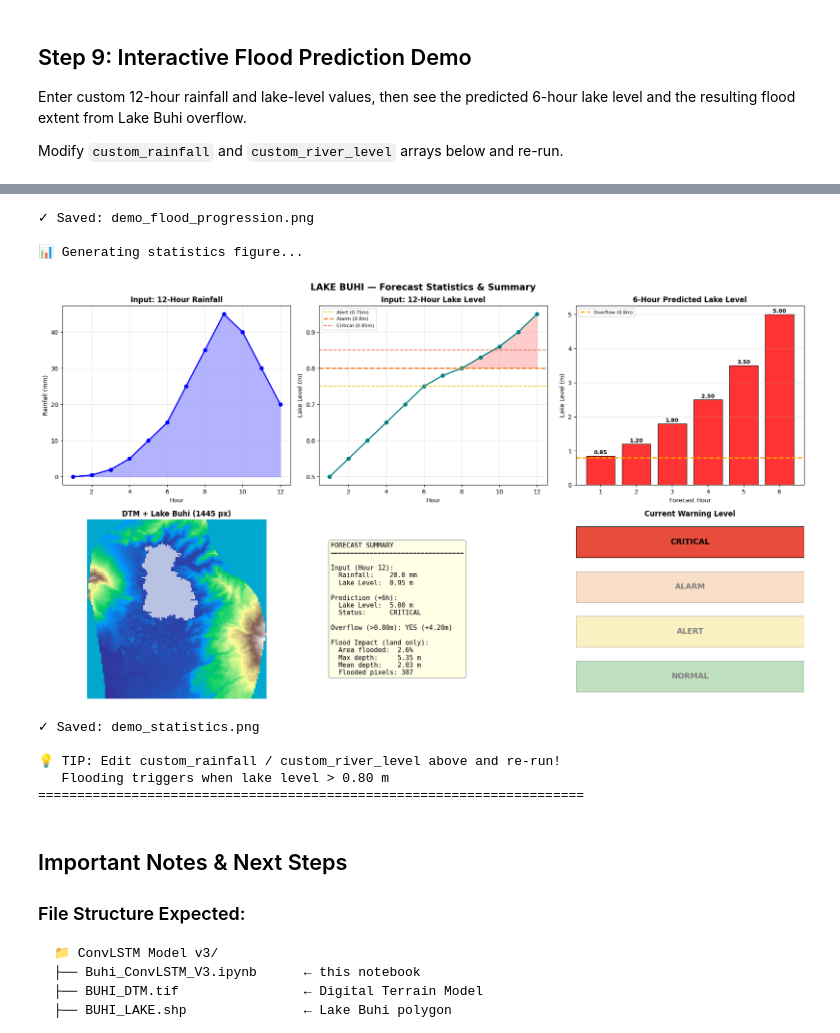
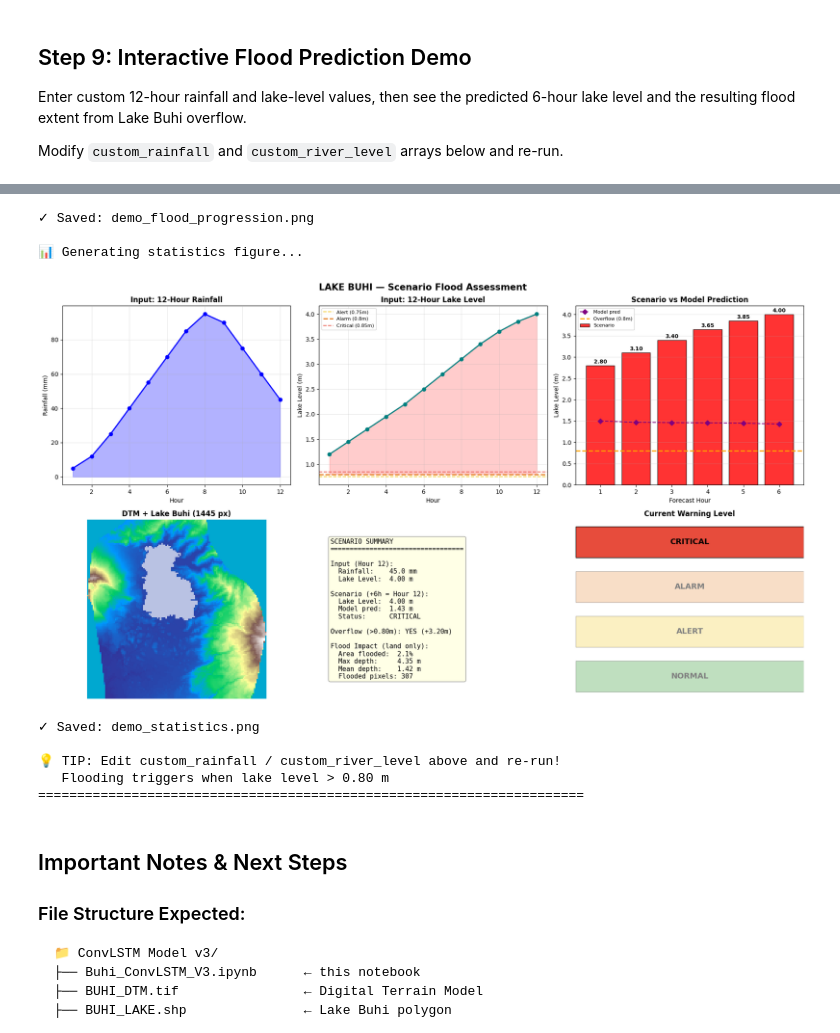
Before and after one commit to tokwanghilaw/FloodPredictionConvLSTM, a Jupyter notebook: Buhi_ConvLSTM_V3.ipynb, the cells around one changed output, grey strips where cells are left out. Cells and saved outputs as stored; diff of their text form; code cells hidden in the pictures.

```diff
--- a/Buhi_ConvLSTM_V3.ipynb
+++ b/Buhi_ConvLSTM_V3.ipynb
@@ -2091,14 +2064,14 @@ print("=" * 70)
 # CUSTOMIZE YOUR INPUTS HERE
 # ════════════════════════════════════════════════════════════════════════════
 
-custom_rainfall = [            # 12 hours (mm) — rising storm scenario
-    0.0, 0.5, 2.0, 5.0, 10.0, 15.0,
-    25.0, 35.0, 45.0, 40.0, 30.0, 20.0
+custom_rainfall = [            # 12 hours (mm) — severe typhoon scenario
+    5.0, 12.0, 25.0, 40.0, 55.0, 70.0,
+    85.0, 95.0, 90.0, 75.0, 60.0, 45.0
 ]
 
-custom_river_level = [         # 12 hours (meters) — rising into flood zone
-    0.50, 0.55, 0.60, 0.65, 0.70, 0.75,
-    0.78, 0.80, 0.83, 0.86, 0.90, 0.95
+custom_river_level = [         # 12 hours (meters) — rapid rise past overflow
+    1.20, 1.45, 1.70, 1.95, 2.20, 2.50,
+    2.80, 3.10, 3.40, 3.65, 3.85, 4.00
 ]
 
 # ════════════════════════════════════════════════════════════════════════════
@@ -2133,7 +2106,6 @@ h, w = seq_meta['input_shape'][1], seq_meta['input_shape'][2]
 n_ch = 4
 
 # ── Clean the lake mask: keep only the largest connected component ──────────
-# Removes stray pixels from shapefile rasterization / zoom artifacts
 labeled_lake, n_lake_features = label(lake_mask > 0)
 if n_lake_features > 1:
     component_sizes = [(i, int(np.sum(labeled_lake == i)))
@@ -2147,14 +2119,13 @@ else:
     lake_clean = (lake_mask > 0).astype(np.float32)
     print(f"\n✓ Lake mask: single component, {int(lake_clean.sum())} px")
 
-# Diagnostics: where is the lake?
+# Diagnostics
 lake_rows, lake_cols = np.where(lake_clean > 0)
 print(f"   Lake centroid: row={lake_rows.mean():.0f}, col={lake_cols.mean():.0f} "
       f"(of {h}×{w} grid)")
 print(f"   Lake bounds:   rows [{lake_rows.min()}–{lake_rows.max()}], "
       f"cols [{lake_cols.min()}–{lake_cols.max()}]")
 
-# DEM stats around lake boundary
 struct_diag = np.ones((3, 3))
 bnd_diag = binary_dilation(lake_clean > 0, struct_diag) & (lake_clean == 0)
 bnd_elevations = dem[bnd_diag]
@@ -2173,7 +2144,7 @@ for t in range(12):
     inp[0, t, :, :, 2] = dem_norm
     inp[0, t, :, :, 3] = lake_mask
 
-# Load model with custom_objects (no builtins dependency)
+# Load model
 def _extract_forecast(x):
     return x[:, -OUTPUT_HOURS:, :, :, :]
 
@@ -2198,12 +2169,10 @@ def flood_wb(lm, dem, lmask_clean, bank, ov_t):
         return fext, fdep, {'overflowing': False, 'overflow_depth': 0,
                             'flooded_land_pct': 0, 'max_depth': 0, 'mean_depth': 0}
     od = lm - ov_t
-    ws = bank + od  # absolute water surface elevation
-    st = np.ones((3, 3))  # 8-connectivity
+    ws = bank + od
+    st = np.ones((3, 3))
     bnd = binary_dilation(lmask_clean > 0, st) & (lmask_clean == 0)
-    # Seed: boundary pixels where terrain is below water surface
     fext = bnd & (dem <= ws)
-    # Iterative connected flood fill from lake boundary
     for _ in range(500):
         exp = binary_dilation(fext, st)
         nw  = exp & (dem <= ws) & ~fext & (lmask_clean == 0)
@@ -2220,25 +2189,31 @@ def flood_wb(lm, dem, lmask_clean, bank, ov_t):
         'mean_depth': float(fdep[fext].mean()) if fp else 0,
         'flooded_pixels': fp}
 
-# Process hours — using actual model predictions (no overrides)
-print(f"\n📊 6-Hour Forecast (overflow > {OVERFLOW_THRESHOLD:.2f} m):")
-print(f"   {'Hr':<4} {'Predicted':>10} {'Level':<9} {'Overflow':>9} {'WaterSurf':>10} {'Land%':>7}")
-print(f"   {'-'*54}")
+# ── Scenario levels: use input hours 7-12 as the 6-hour projection ───────
+# The model prediction is informational; flood maps use YOUR scenario levels
+# so the "what-if" visualization accurately reflects the levels you entered.
+scenario_levels = custom_river_level[6:12]   # hours 7–12 → forecast +1h–+6h
+
+print(f"\n📊 6-Hour Scenario (overflow > {OVERFLOW_THRESHOLD:.2f} m):")
+print(f"   {'Hr':<4} {'Model':>8} {'Scenario':>10} {'Level':<9} {'Overflow':>9} {'WaterSurf':>10} {'Land%':>7}")
+print(f"   {'-'*66}")
 
 results = []
 for hr in range(6):
-    pm = denorm(pred[0, hr, 0, 0, 0])
-    lv, cl = get_level(pm)
-    fext, fdep, st = flood_wb(pm, dem, lake_clean, lake_bank_elev, OVERFLOW_THRESHOLD)
+    model_pred = denorm(pred[0, hr, 0, 0, 0])   # model's prediction (shown)
+    scene_lev  = scenario_levels[hr]              # scenario level (used for flood)
+    lv, cl = get_level(scene_lev)
+    fext, fdep, st = flood_wb(scene_lev, dem, lake_clean, lake_bank_elev, OVERFLOW_THRESHOLD)
     ov = f"+{st['overflow_depth']:.2f}m" if st['overflowing'] else "No"
     ws_str = f"{st.get('water_surface', 0):.2f}m" if st['overflowing'] else "—"
-    results.append(dict(hour=hr+1, pred=pm, level=lv, color=cl,
+    results.append(dict(hour=hr+1, pred=model_pred, scene=scene_lev,
+                        level=lv, color=cl,
                         extent=fext, depth=fdep, stats=st))
-    print(f"   +{hr+1}h  {pm:>9.2f}m {lv:<9} {ov:>9} {ws_str:>10} "
+    print(f"   +{hr+1}h  {model_pred:>7.2f}m {scene_lev:>9.2f}m {lv:<9} {ov:>9} {ws_str:>10} "
           f"{st['flooded_land_pct']:>6.1f}%")
 
 # ══════════════════════════════════════════════════════════════════════════
-# FIGURE 1: 6-Hour Flood Progression (single row)
+# FIGURE 1: 6-Hour Flood Progression
 # ══════════════════════════════════════════════════════════════════════════
 print("\n📊 Generating flood progression figure...")
 max_depth_all = max((r['stats']['max_depth'] for r in results), default=0.1) or 0.1
@@ -2252,12 +2227,11 @@ for i, r in enumerate(results):
         depth_vis = np.ma.masked_where(~r['extent'], r['depth'])
         im = ax.imshow(depth_vis, cmap='YlOrRd', alpha=0.7, vmin=0, vmax=max_depth_all)
     tag = f"OV +{r['stats']['overflow_depth']:.1f}m" if r['stats']['overflowing'] else "No overflow"
-    ax.set_title(f"+{r['hour']}h: {r['pred']:.2f}m\n{r['level']} | {tag}\n"
+    ax.set_title(f"+{r['hour']}h: {r['scene']:.2f}m\n{r['level']} | {tag}\n"
                  f"Flooded: {r['stats']['flooded_land_pct']:.1f}%",
                  fontweight='bold', fontsize=10, color=r['color'])
     ax.axis('off')
 
-# Add shared colorbar
 if any(r['extent'].any() for r in results):
     cbar = fig.colorbar(im, ax=axes, orientation='horizontal', fraction=0.04,
                         pad=0.08, aspect=40)
@@ -2278,14 +2252,12 @@ fin = results[-1]
 
 fig, axes = plt.subplots(2, 3, figsize=(18, 10))
 
-# (a) Input rainfall
 ax = axes[0, 0]
 ax.plot(range(1, 13), custom_rainfall, 'o-', color='blue', lw=2)
 ax.fill_between(range(1, 13), custom_rainfall, alpha=0.3, color='blue')
 ax.set_xlabel('Hour'); ax.set_ylabel('Rainfall (mm)')
 ax.set_title('Input: 12-Hour Rainfall', fontweight='bold'); ax.grid(True, alpha=0.3)
 
-# (b) Input lake level with thresholds
 ax = axes[0, 1]
 ax.plot(range(1, 13), custom_river_level, 'o-', color='teal', lw=2)
 ax.axhline(thresholds['alert'], color='#f1c40f', ls='--', alpha=0.8, label=f"Alert ({thresholds['alert']}m)")
@@ -2297,33 +2269,36 @@ ax.set_xlabel('Hour'); ax.set_ylabel('Lake Level (m)')
 ax.set_title('Input: 12-Hour Lake Level', fontweight='bold')
 ax.legend(fontsize=8); ax.grid(True, alpha=0.3)
 
-# (c) 6-hour forecast bars
 ax = axes[0, 2]
-bars = ax.bar([r['hour'] for r in results], [r['pred'] for r in results],
-              color=[r['color'] for r in results], edgecolor='black', alpha=0.8)
+# Show scenario levels (solid) and model predictions (dashed) side by side
+scene_vals = [r['scene'] for r in results]
+model_vals = [r['pred'] for r in results]
+hrs_plot = [r['hour'] for r in results]
+bars = ax.bar(hrs_plot, scene_vals,
+              color=[r['color'] for r in results], edgecolor='black', alpha=0.8, label='Scenario')
 for b, r in zip(bars, results):
     ax.text(b.get_x() + b.get_width()/2, b.get_height() + 0.05,
-            f"{r['pred']:.2f}", ha='center', fontweight='bold', fontsize=9)
+            f"{r['scene']:.2f}", ha='center', fontweight='bold', fontsize=9)
+ax.plot(hrs_plot, model_vals, 'D--', color='purple', ms=6, lw=1.5, label='Model pred')
 ax.axhline(OVERFLOW_THRESHOLD, color='orange', ls='--', lw=2, label=f'Overflow ({OVERFLOW_THRESHOLD}m)')
 ax.set_xlabel('Forecast Hour'); ax.set_ylabel('Lake Level (m)')
-ax.set_title('6-Hour Predicted Lake Level', fontweight='bold')
+ax.set_title('Scenario vs Model Prediction', fontweight='bold')
 ax.legend(fontsize=8); ax.grid(True, alpha=0.3, axis='y')
 
-# (d) DTM + Lake overlay
 ax = axes[1, 0]
 ax.imshow(dem, cmap='terrain')
 ax.imshow(np.ma.masked_where(lake_clean == 0, lake_clean), cmap='Blues', alpha=0.7)
 ax.set_title(f'DTM + Lake Buhi ({int(lake_clean.sum())} px)', fontweight='bold'); ax.axis('off')
 
-# (e) Forecast summary text
 ax = axes[1, 1]; ax.axis('off')
 ovs = f"YES (+{fin['stats']['overflow_depth']:.2f}m)" if fin['stats']['overflowing'] else "NO"
-txt = (f"FORECAST SUMMARY\n{'='*34}\n\n"
+txt = (f"SCENARIO SUMMARY\n{'='*34}\n\n"
        f"Input (Hour 12):\n"
        f"  Rainfall:    {custom_rainfall[-1]:.1f} mm\n"
        f"  Lake Level:  {custom_river_level[-1]:.2f} m\n\n"
-       f"Prediction (+6h):\n"
-       f"  Lake Level:  {fin['pred']:.2f} m\n"
+       f"Scenario (+6h = Hour 12):\n"
+       f"  Lake Level:  {fin['scene']:.2f} m\n"
+       f"  Model pred:  {fin['pred']:.2f} m\n"
        f"  Status:      {fin['level']}\n\n"
        f"Overflow (>{OVERFLOW_THRESHOLD:.2f}m): {ovs}\n\n"
        f"Flood Impact (land only):\n"
@@ -2334,7 +2309,6 @@ txt = (f"FORECAST SUMMARY\n{'='*34}\n\n"
 ax.text(0.05, 0.5, txt, fontsize=11, family='monospace', va='center',
         bbox=dict(boxstyle='round', fc='lightyellow', ec='gray', alpha=0.8))
 
-# (f) Warning level indicator
 ax = axes[1, 2]; ax.axis('off')
 levels_list  = ['NORMAL', 'ALERT', 'ALARM', 'CRITICAL']
 colors_list  = ['green', '#f1c40f', '#e67e22', '#e74c3c']
@@ -2346,7 +2320,7 @@ for i, (lv, cl) in enumerate(zip(levels_list, colors_list)):
 ax.set_xlim(0, 1); ax.set_ylim(-0.5, 3.5)
 ax.set_title('Current Warning Level', fontweight='bold', fontsize=12)
 
-plt.suptitle('LAKE BUHI — Forecast Statistics & Summary',
+plt.suptitle('LAKE BUHI — Scenario Flood Assessment',
              fontsize=15, fontweight='bold')
 plt.tight_layout()
 plt.savefig('demo_statistics.png', dpi=150, bbox_inches='tight')
@@ -2378,7 +2352,7 @@ INTERACTIVE FLOOD PREDICTION DEMO — LAKE BUHI
 ✓ Saved: demo_flood_progression.png
 
 📊 Generating statistics figure...
-[figure, old version]
+[figure, new version]
 ✓ Saved: demo_statistics.png
 
 💡 TIP: Edit custom_rainfall / custom_river_level above and re-run!
```
Also changed, not shown: parts of 5 cells of this notebook.
